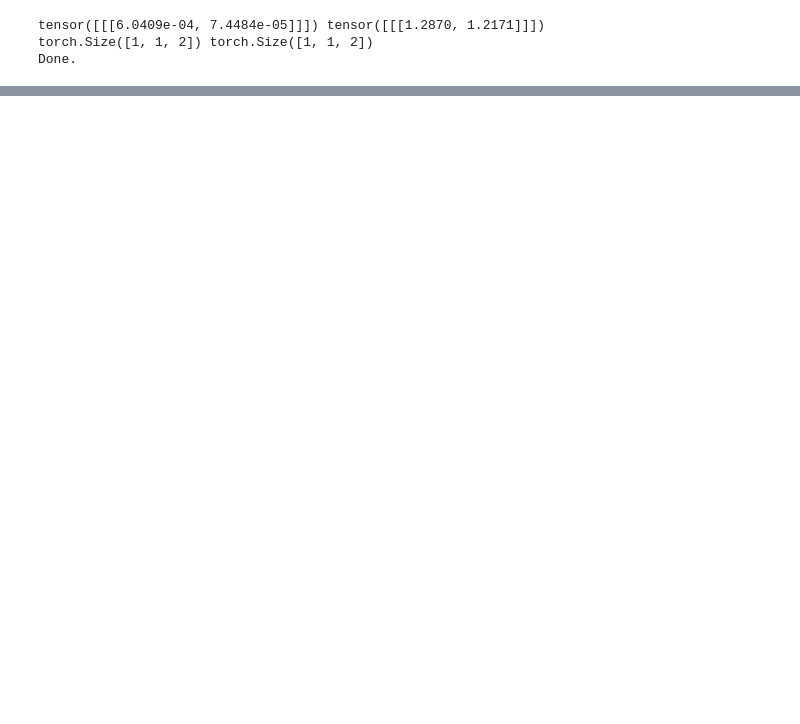
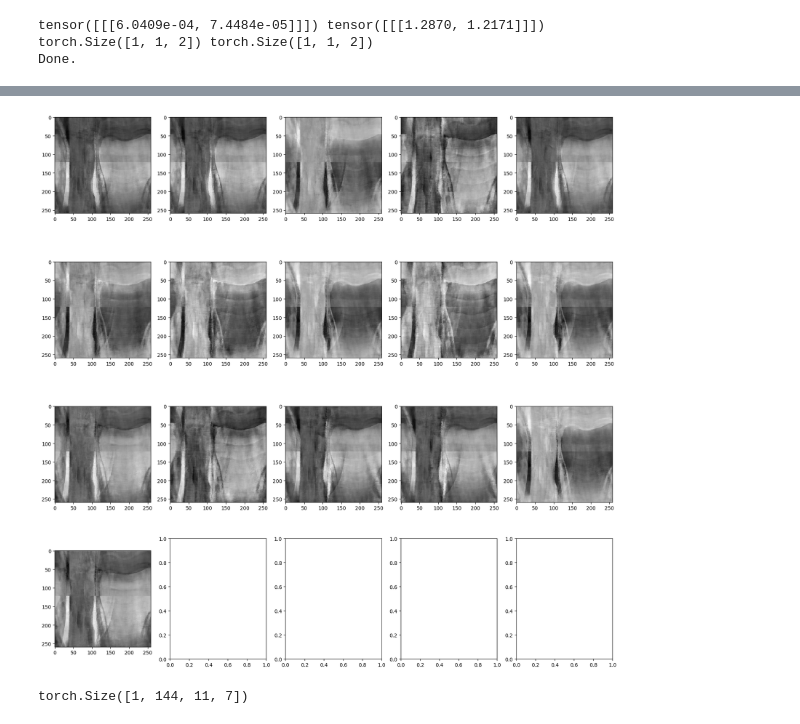
Before and after one commit to gRox167/ese5934_project, a Jupyter notebook: framework_plus_DF.ipynb, the cells around one changed output, grey strips where cells are left out. Saved outputs shown, nothing was run; the diff lists cells and outputs as text; code cells hidden in the pictures; blank space fills up the shorter version.

```diff
--- a/framework_plus_DF.ipynb
+++ b/framework_plus_DF.ipynb
@@ -372,0 +392,10 @@ for i, image in enumerate(image_list):
+# %%
+fig, axs = plt.subplots(4, 5, figsize=(20, 20))
+for i, image in enumerate(model.basises[5][0, -20:]):
+    axs[i // 5, i % 5].imshow(image.numpy(force=True), cmap="gray")
+# %% [output]
+[figure, added]
+# %%
+model.coeffs.shape
+# %% [output]
+torch.Size([1, 144, 11, 7])
```
Also changed, not shown: parts of 9 cells of this notebook, 4 other files.
